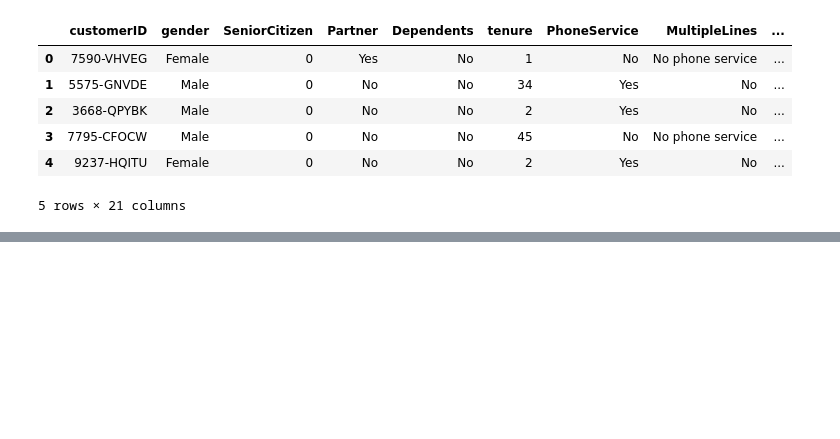
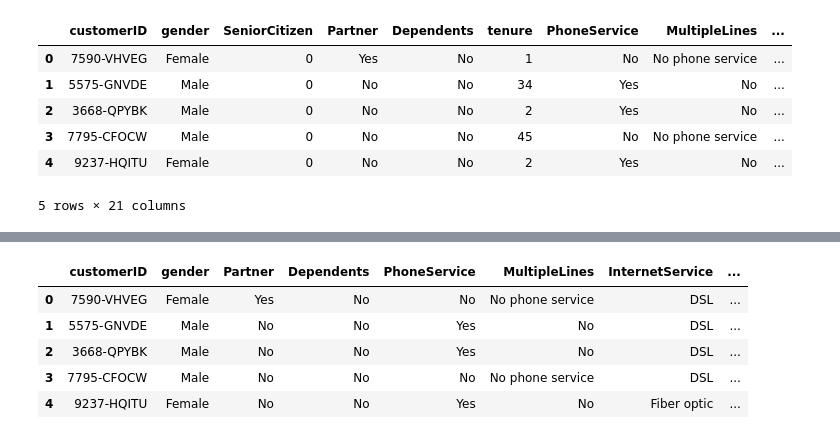
Before and after one commit to olusegunadelowo/Telco_Customer_Churn_Model, a Jupyter notebook: Telco_CustomerChurn_Prediction.ipynb, the cells around one changed output, grey strips where cells are left out. Drawn from its saved outputs; the diff is of its cells as text; code cells hidden in the pictures; blank space fills up the shorter version.

```diff
--- a/Telco_CustomerChurn_Prediction.ipynb
+++ b/Telco_CustomerChurn_Prediction.ipynb
@@ -25,0 +73,6 @@ churn_data.head()
+# %%
+#Perform initial data preparation by converting the 'TotalCharges' column to numeric values
+churn_data["TotalCharges"] = pd.to_numeric(churn_data["TotalCharges"], errors='coerce')
+# %%
+#filling missing values of "TotalCharges" with 0.
+churn_data["TotalCharges"] = churn_data["TotalCharges"].fillna(0)
@@ -25,0 +100,5 @@ churn_data.head()
+# %%
+#Convert the 'Churn' column to binary values, where 'No' is mapped to 0 and 'Yes' is mapped to 1.
+churn_data["Churn"] = churn_data["Churn"].replace("No" , 0).replace("Yes" , 1)
+#Convert churn data to integer.
+churn_data["Churn"] = pd.to_numeric(churn_data["Churn"], errors='coerce')
@@ -25,0 +137,10 @@ churn_data.head()
+# %%
+#Extract only the categorical variables from the dataframe
+churn_data.select_dtypes("object").head()
+# %% [output]
+|  | customerID | gender | Partner | Dependents | PhoneService | MultipleLines | InternetService | ... |
+| 0 | 7590-VHVEG | Female | Yes | No | No | No phone service | DSL | ... |
+| 1 | 5575-GNVDE | Male | No | No | Yes | No | DSL | ... |
+| 2 | 3668-QPYBK | Male | No | No | Yes | No | DSL | ... |
+| 3 | 7795-CFOCW | Male | No | No | No | No phone service | DSL | ... |
+| 4 | 9237-HQITU | Female | No | No | Yes | No | Fiber optic | ... |
```
Also changed, not shown: parts of 49 cells of this notebook.
